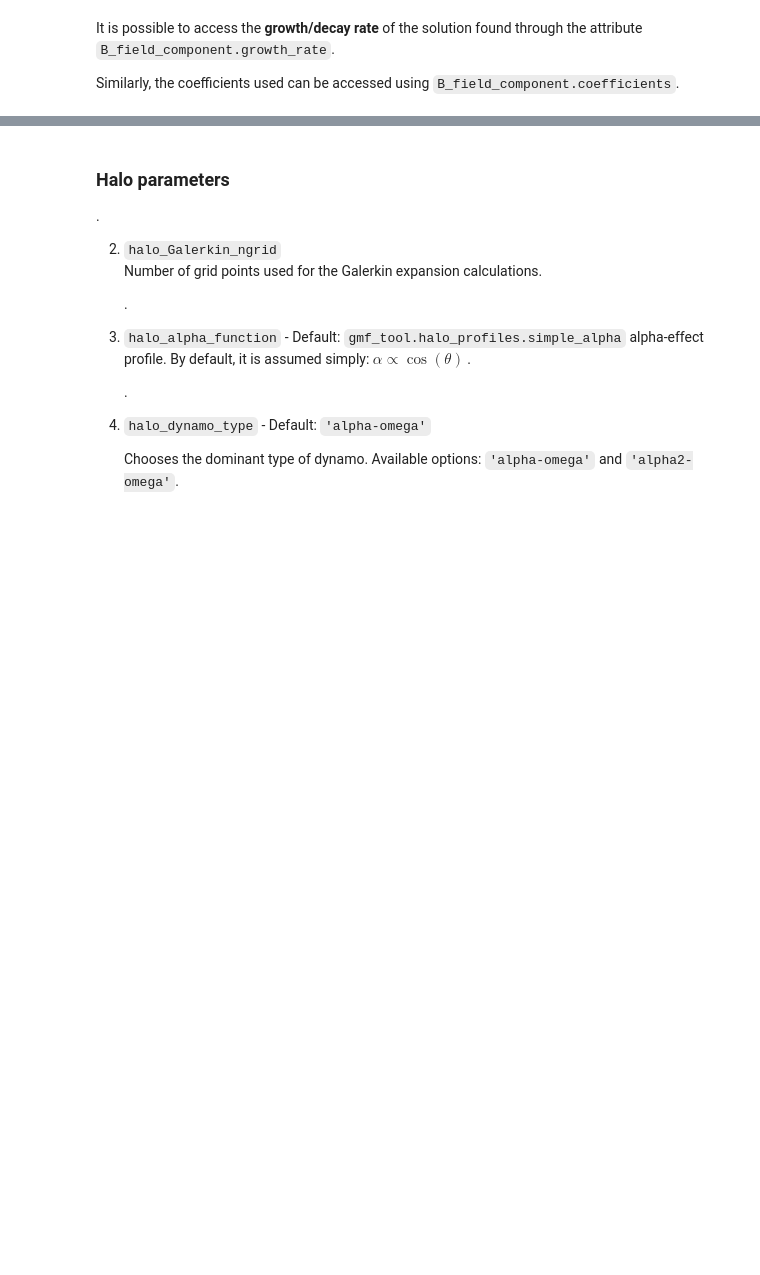
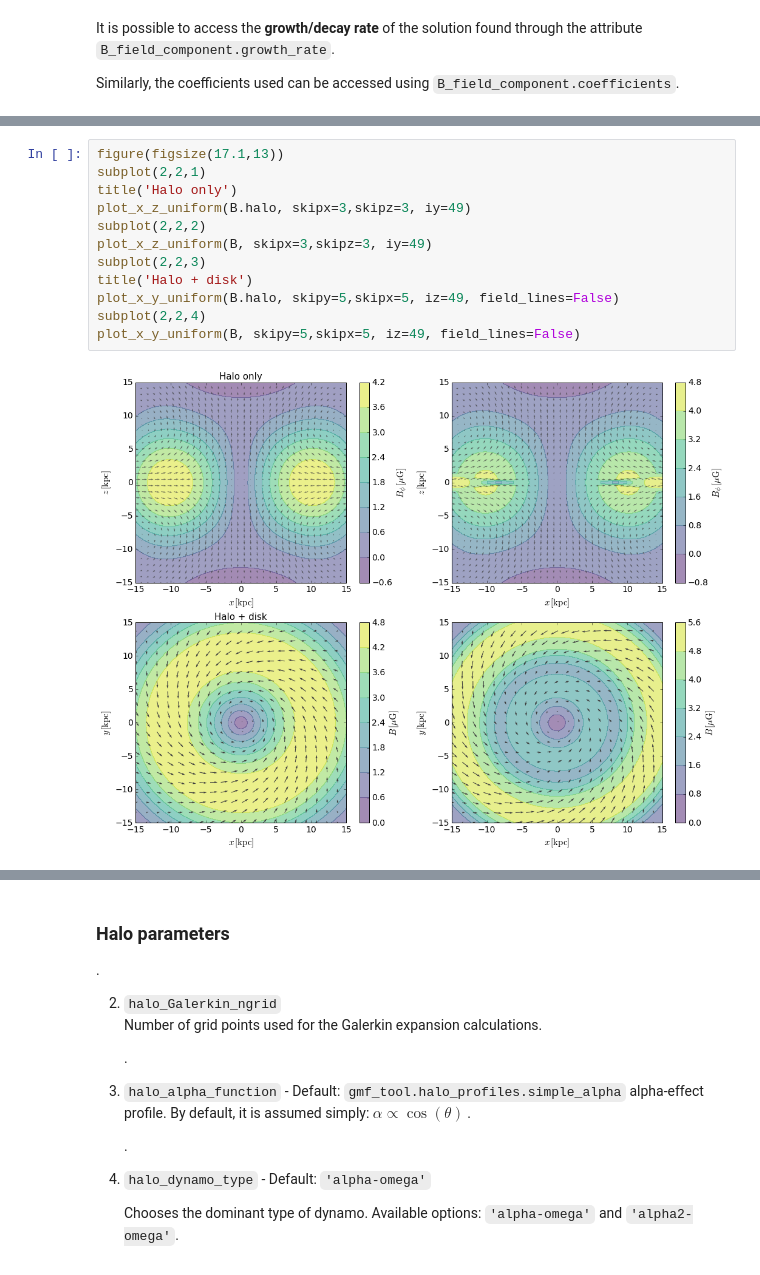
Before and after one commit to luizfelippesr/galmag, a Jupyter notebook: gmf_tool_tutorial.ipynb, the cells around one changed output, grey strips where cells are left out. Drawn from its saved outputs; the diff is of its cells as text; blank space fills up the shorter version.

```diff
--- a/gmf_tool_tutorial.ipynb
+++ b/gmf_tool_tutorial.ipynb
@@ -435,3 +425,17 @@ Similarly, the coefficients used can be accessed using `B_field_component.coeffi
+# %%
+figure(figsize(17.1,13))
+subplot(2,2,1)
+title('Halo only')
+plot_x_z_uniform(B.halo, skipx=3,skipz=3, iy=49)
+subplot(2,2,2)
+plot_x_z_uniform(B, skipx=3,skipz=3, iy=49)
+subplot(2,2,3)
+title('Halo + disk')
+plot_x_y_uniform(B.halo, skipy=5,skipx=5, iz=49, field_lines=False)
+subplot(2,2,4)
+plot_x_y_uniform(B, skipy=5,skipx=5, iz=49, field_lines=False)
+# %% [output]
+[figure, added]
 # %%
 print 'Growth rate: ', B.halo.growth_rate
 print 'Coefficientes: ', B.halo.coefficients
```
Also changed, not shown: parts of 10 cells of this notebook, 2 other files.
